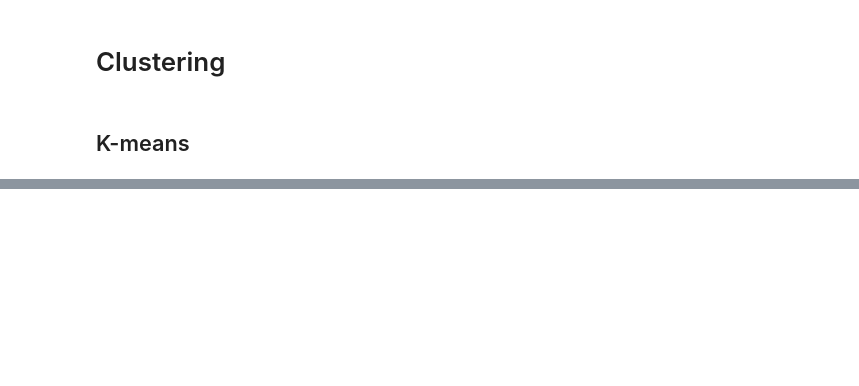
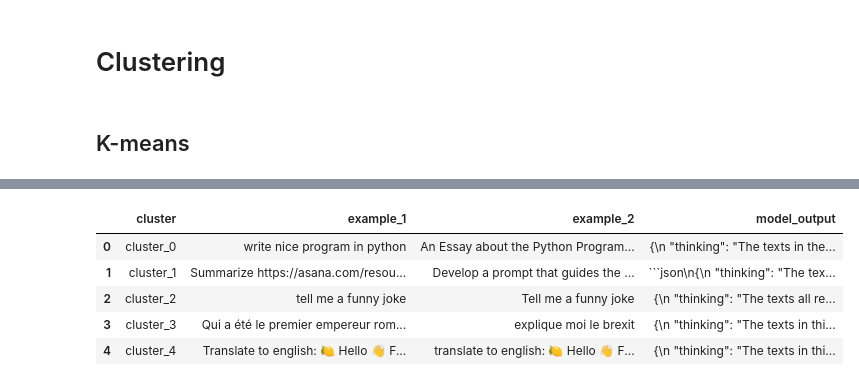
Before and after one commit to denniscodesclean/embedding-cluster-labeling, a Jupyter notebook: bert-clustering.ipynb, the cells around one changed output, grey strips where cells are left out. Cells and saved outputs as stored; diff of their text form; code cells hidden in the pictures; blank space fills up the shorter version.

````diff
--- a/bert-clustering.ipynb
+++ b/bert-clustering.ipynb
@@ -160,0 +244,31 @@ rep_records['cluster_0'][:5]
+# %%
+rows = []
+for key, value in rep_records.items():
+    # call openai
+    response = client.responses.create(
+        model="gpt-4o-mini",
+        input=prompt.format(cluster=value)
+    )
+
+    model_output = response.output_text
+
+    # store 2 examples
+    example_1 = value[0] if len(value) > 0 else ""
+    example_2 = value[1] if len(value) > 1 else ""
+
+    # Append to list
+    rows.append({
+        "cluster": key,
+        "example_1": example_1,
+        "example_2": example_2,
+        "model_output": model_output
+    })
+df = pd.DataFrame(rows)
+df.head()
+# %% [output]
+|  | cluster | example_1 | example_2 | model_output |
+| 0 | cluster_0 | write nice program in python | An Essay about the Python Program... | {\n "thinking": "The texts in the... |
+| 1 | cluster_1 | Summarize https://asana.com/resou... | Develop a prompt that guides the ... | ```json\n{\n "thinking": "The tex... |
+| 2 | cluster_2 | tell me a funny joke | Tell me a funny joke | {\n "thinking": "The texts all re... |
+| 3 | cluster_3 | Qui a été le premier empereur rom... | explique moi le brexit | {\n "thinking": "The texts in thi... |
+| 4 | cluster_4 | Translate to english: 🍋 Hello 👋 F... | translate to english: 🍋 Hello 👋 F... | {\n "thinking": "The texts in thi... |
````
Also changed, not shown: parts of 22 cells of this notebook, 1 other file.
